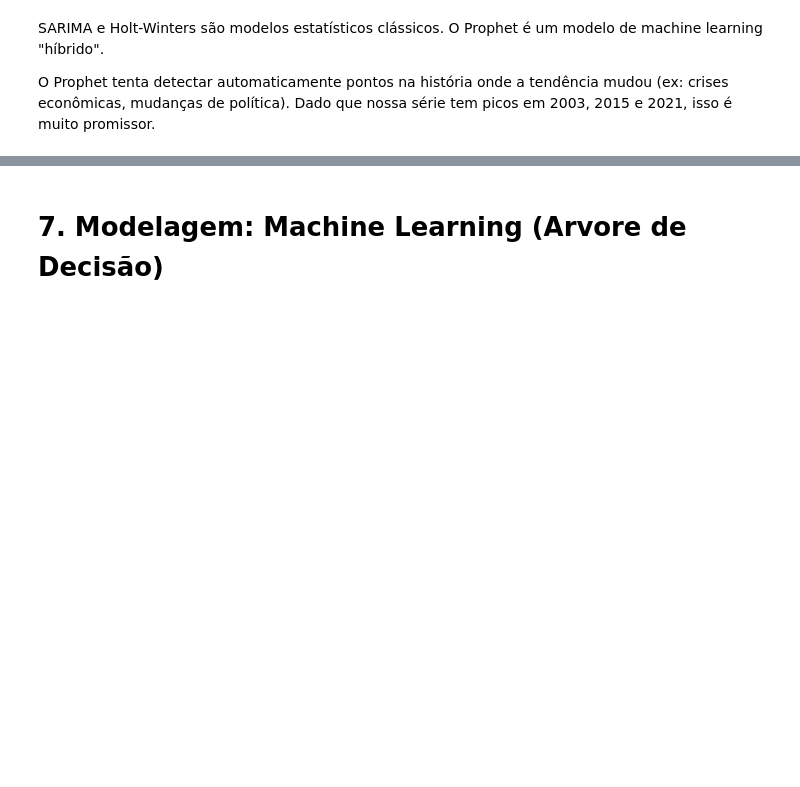
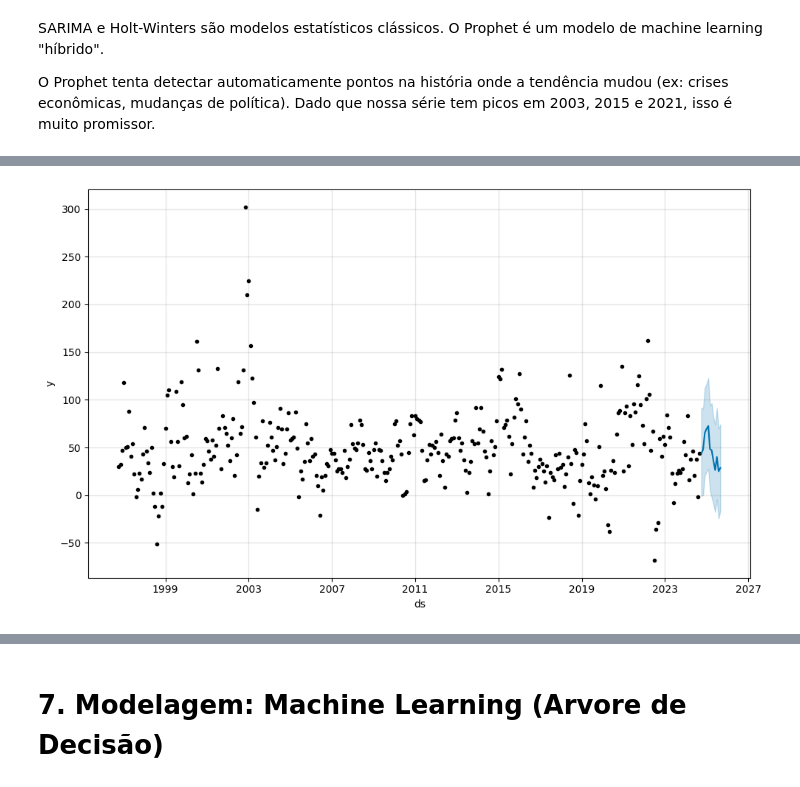
Before and after one commit to MariaPompiani/time_series_analysis_technique, a Jupyter notebook: time_series_analysis_inflation.ipynb, the cells around one changed output, grey strips where cells are left out. Cells and saved outputs as stored; diff of their text form; code cells hidden in the pictures; blank space fills up the shorter version.

```diff
--- a/time_series_analysis_inflation.ipynb
+++ b/time_series_analysis_inflation.ipynb
@@ -678,0 +711,3 @@ O Prophet tenta detectar automaticamente pontos na história onde a tendência m
+# %%
+df = pd.read_csv('/content/03_Inflacao_BR.csv')
+df.head()
@@ -678,0 +721,13 @@ O Prophet tenta detectar automaticamente pontos na história onde a tendência m
+# %%
+df['date'] = pd.to_datetime(df['date'])
+start_date = '1995-01-01'
+df_pos_real = df.loc[start_date:].copy()
+
+n_test = 12
+train_data = df_pos_real.iloc[:-n_test]
+test_data = df_pos_real.iloc[-n_test:]
+
+prophet_train = train_data.reset_index().rename(columns={'date': 'ds', 'value': 'y'})
+prophet_test = test_data.reset_index().rename(columns={'date': 'ds', 'value': 'y'})
+
+print(prophet_train.head())
@@ -678,0 +741,3 @@ O Prophet tenta detectar automaticamente pontos na história onde a tendência m
+# %%
+#Instanciar e Treinar o Modelo Prophet
+m = Prophet(seasonality_mode='additive').fit(prophet_train)
@@ -678,0 +747,3 @@ O Prophet tenta detectar automaticamente pontos na história onde a tendência m
+# %%
+y_pred = m.predict(prophet_test)
+y_pred
@@ -678,0 +764,4 @@ O Prophet tenta detectar automaticamente pontos na história onde a tendência m
+# %%
+m.plot(y_pred);
+# %% [output]
+[figure, added]
```
Also changed, not shown: parts of 13 cells of this notebook.
